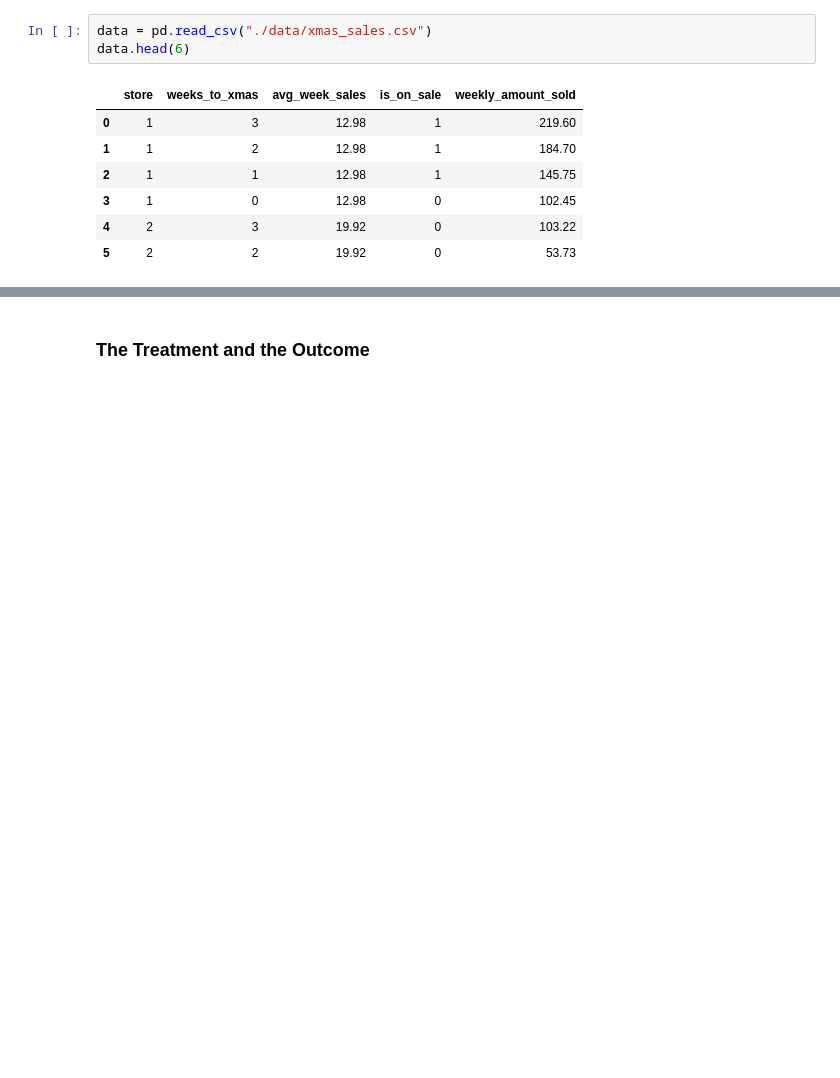
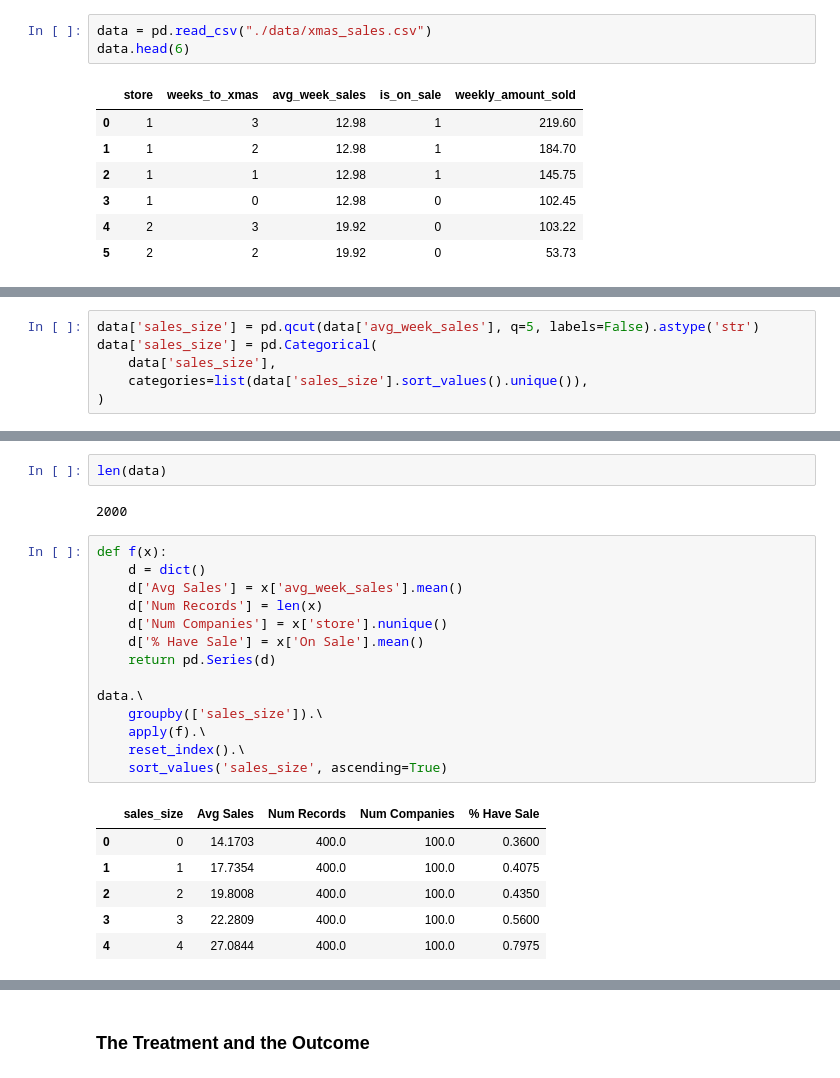
Before and after one commit to shane-kercheval/causal-inference-in-python-code, a Jupyter notebook: causal-inference-in-python/01-Introduction-To-Causal-Inference.ipynb, the cells around one changed output, grey strips where cells are left out. Cells and saved outputs as stored; diff of their text form; blank space fills up the shorter version.

```diff
--- a/causal-inference-in-python/01-Introduction-To-Causal-Inference.ipynb
+++ b/causal-inference-in-python/01-Introduction-To-Causal-Inference.ipynb
@@ -43,0 +50,6 @@ data.head(6)
+# %%
+data['sales_size'] = pd.qcut(data['avg_week_sales'], q=5, labels=False).astype('str')
+data['sales_size'] = pd.Categorical(
+    data['sales_size'],
+    categories=list(data['sales_size'].sort_values().unique()),
+)
@@ -43,0 +75,25 @@ data.head(6)
+# %%
+len(data)
+# %% [output]
+2000
+# %%
+def f(x):
+    d = dict()
+    d['Avg Sales'] = x['avg_week_sales'].mean()
+    d['Num Records'] = len(x)
+    d['Num Companies'] = x['store'].nunique()
+    d['% Have Sale'] = x['On Sale'].mean()
+    return pd.Series(d)
+
+data.\
+    groupby(['sales_size']).\
+    apply(f).\
+    reset_index().\
+    sort_values('sales_size', ascending=True)
+# %% [output]
+|  | sales_size | Avg Sales | Num Records | Num Companies | % Have Sale |
+| 0 | 0 | 14.1703 | 400.0 | 100.0 | 0.3600 |
+| 1 | 1 | 17.7354 | 400.0 | 100.0 | 0.4075 |
+| 2 | 2 | 19.8008 | 400.0 | 100.0 | 0.4350 |
+| 3 | 3 | 22.2809 | 400.0 | 100.0 | 0.5600 |
+| 4 | 4 | 27.0844 | 400.0 | 100.0 | 0.7975 |
```
Also changed, not shown: parts of 28 cells of this notebook, 9 other files.
